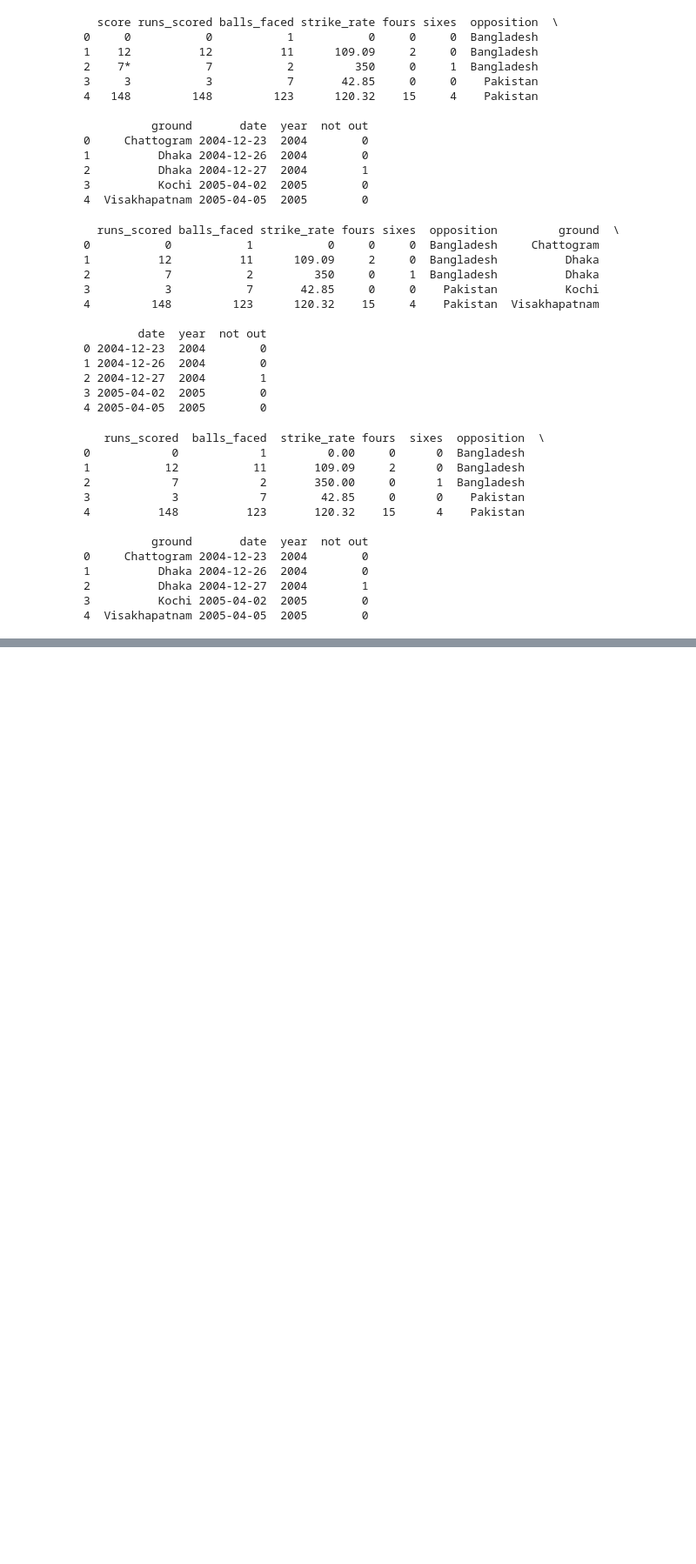
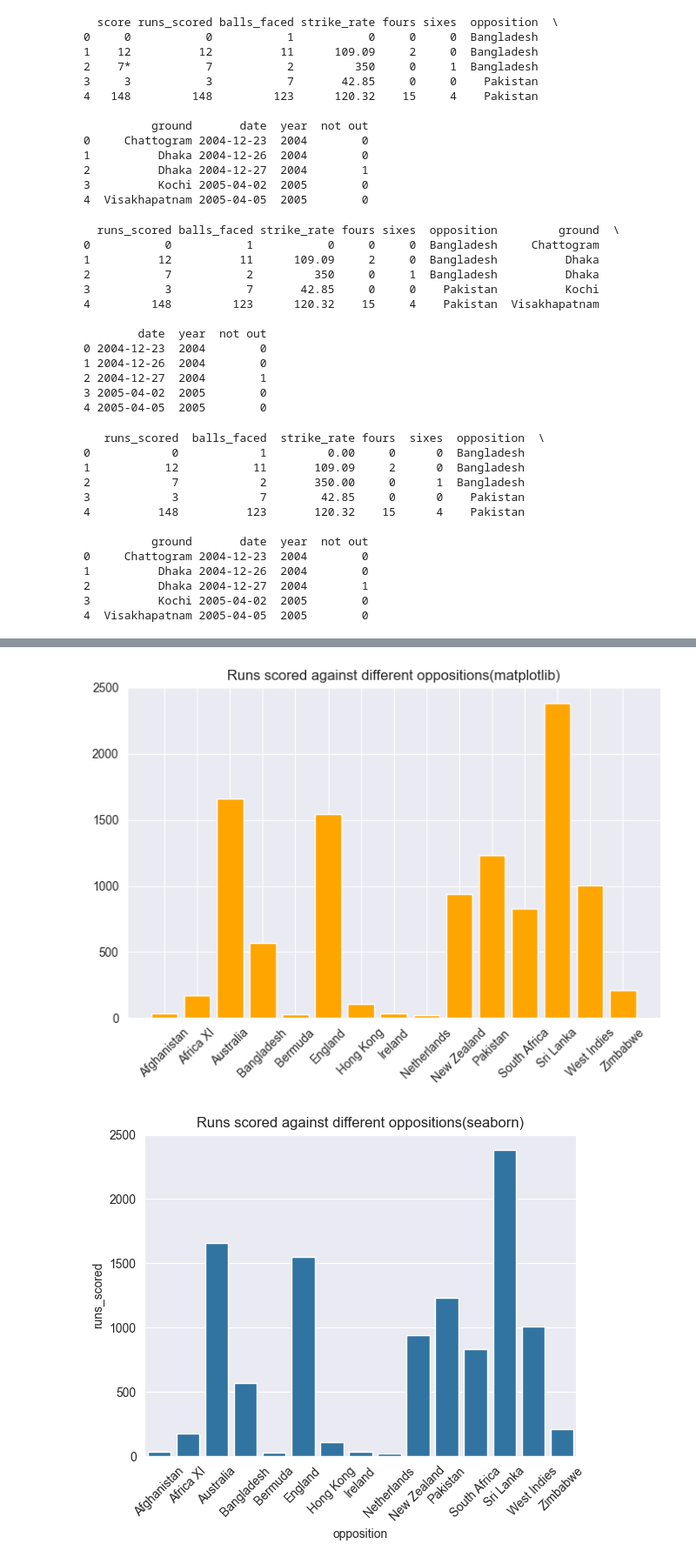
Before and after one commit to Learner0197/Programming_Practice, a Jupyter notebook: DataAnalytics/Day2/Theory.ipynb, the cells around one changed output, grey strips where cells are left out. Shown at 87% size. Cells and saved outputs as stored; diff of their text form; code cells hidden in the pictures; blank space fills up the shorter version.

```diff
--- a/DataAnalytics/Day2/Theory.ipynb
+++ b/DataAnalytics/Day2/Theory.ipynb
@@ -316,0 +392,18 @@ print(df_new.head())
+# %%
+#Runs scored against each team
+sum_of_runs_scored=df_new.groupby('opposition')['runs_scored'].sum()
+runs_scored_by_opposition=pd.DataFrame(sum_of_runs_scored).reset_index()
+#Matplotlib
+plt.figure(figsize=[8,5])
+plt.bar(runs_scored_by_opposition['opposition'],runs_scored_by_opposition['runs_scored'],color='orange')
+plt.title('Runs scored against different oppositions(matplotlib)')
+plt.xticks(rotation=45)
+plt.show()
+#Seaborn
+sns.barplot(x='opposition',y='runs_scored',data=runs_scored_by_opposition)
+plt.title('Runs scored against different oppositions(seaborn)')
+plt.xticks(rotation=45)
+plt.show()
+# %% [output]
+[figure, added]
+[figure, added]
```
Also changed, not shown: parts of 52 cells of this notebook, 27 other files.
